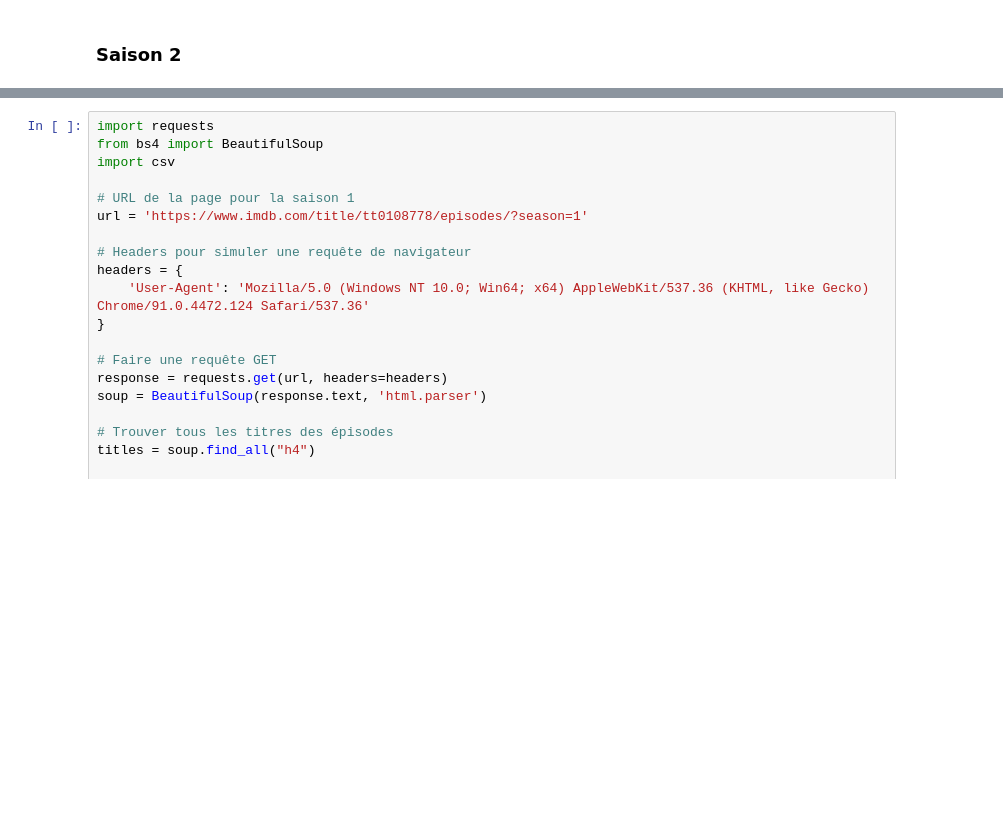
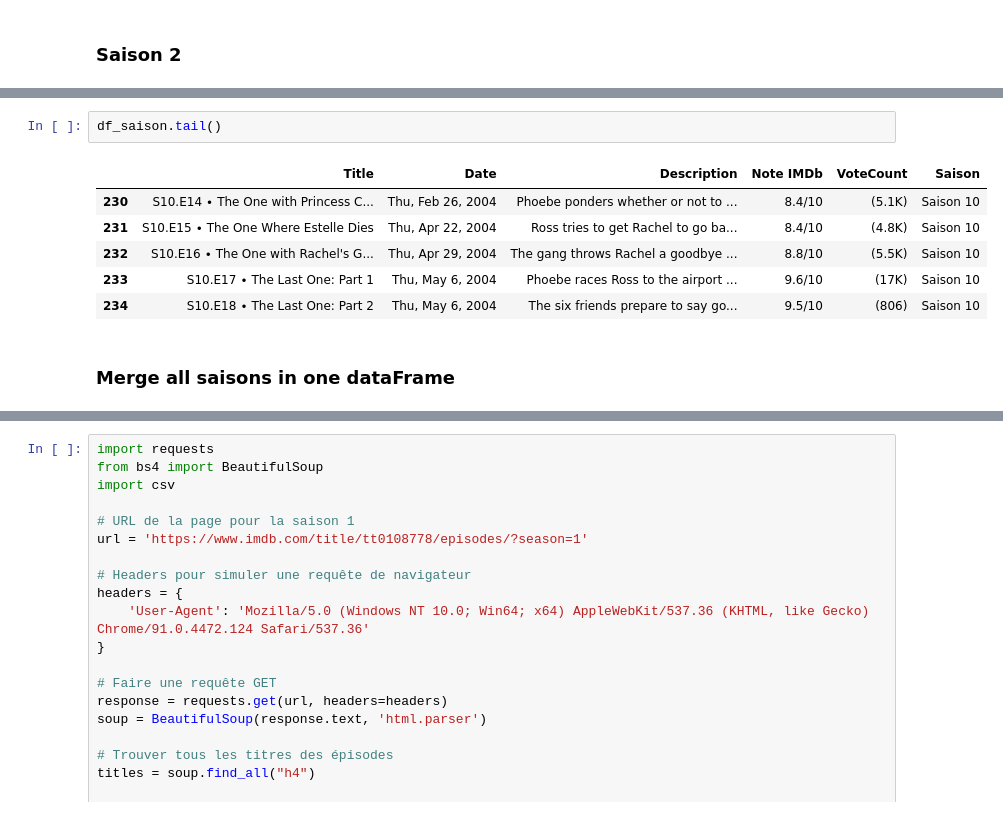
Before and after one commit to raymondgadji/DatAnalyst, a Jupyter notebook: Cours/Semaine6/SerieFriends/Brief2_Friends.ipynb, the cells around one changed output, grey strips where cells are left out. Drawn from its saved outputs; the diff is of its cells as text; blank space fills up the shorter version.

```diff
--- a/Cours/Semaine6/SerieFriends/Brief2_Friends.ipynb
+++ b/Cours/Semaine6/SerieFriends/Brief2_Friends.ipynb
@@ -1816,0 +660,11 @@ Données exportées dans 'saison_10.csv'
+# %%
+df_saison.tail()
+# %% [output]
+|  | Title | Date | Description | Note IMDb | VoteCount | Saison |
+| 230 | S10.E14 ∙ The One with Princess C... | Thu, Feb 26, 2004 | Phoebe ponders whether or not to ... | 8.4/10 | (5.1K) | Saison 10 |
+| 231 | S10.E15 ∙ The One Where Estelle Dies | Thu, Apr 22, 2004 | Ross tries to get Rachel to go ba... | 8.4/10 | (4.8K) | Saison 10 |
+| 232 | S10.E16 ∙ The One with Rachel's G... | Thu, Apr 29, 2004 | The gang throws Rachel a goodbye ... | 8.8/10 | (5.5K) | Saison 10 |
+| 233 | S10.E17 ∙ The Last One: Part 1 | Thu, May 6, 2004 | Phoebe races Ross to the airport ... | 9.6/10 | (17K) | Saison 10 |
+| 234 | S10.E18 ∙ The Last One: Part 2 | Thu, May 6, 2004 | The six friends prepare to say go... | 9.5/10 | (806) | Saison 10 |
+# %% [markdown]
+### Merge all saisons in one dataFrame
```
Also changed, not shown: parts of 53 cells of this notebook, 3 other files.
